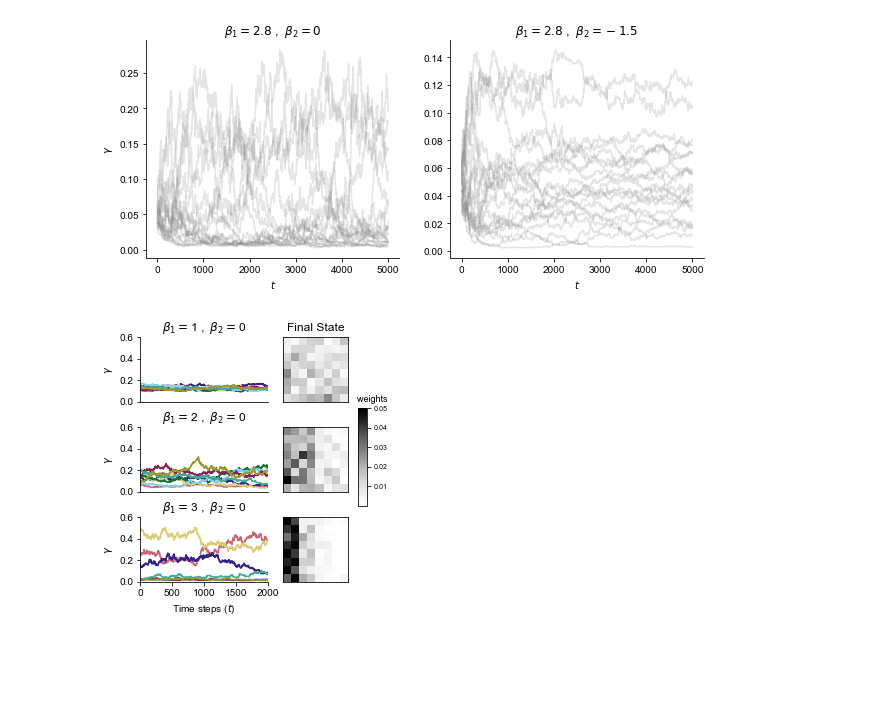
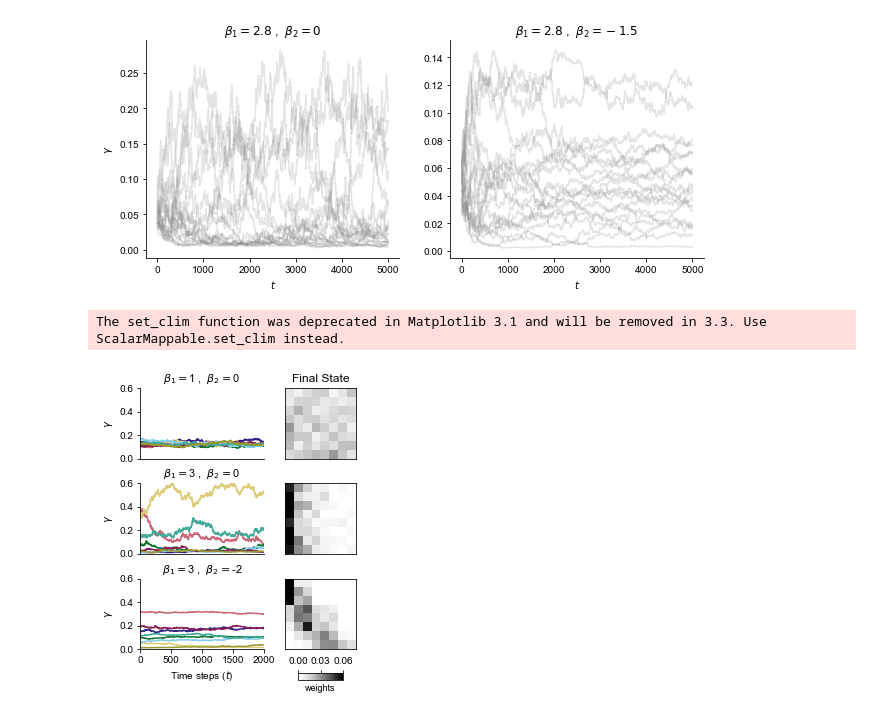
Before and after one commit to PhilChodrow/prestige_reinforcement, a Jupyter notebook: dynamics.ipynb, the cells around one changed output. Drawn from its saved outputs; the diff is of its cells as text; code cells hidden in the pictures; blank space fills up the shorter version.

```diff
--- a/dynamics.ipynb
+++ b/dynamics.ipynb
@@ -178,13 +178,16 @@ plt.savefig('fig/SR_linear_and_quadratic.png', bbox_inches = 'tight', dpi = 300)
 np.random.seed(seed=6)
 
 # v2
-BETA_1 = np.array([1,2,3])
-BETA_2 = np.array([0])
+# BETA_1 = np.array([1,2,3])
+# BETA_2 = np.array([0])
 
 # v3
 # BETA_1 = np.array([1,1,3,3])
 # BETA_2 = np.array([0,-2,0,-2])
 
+# v4
+BETA_1 = np.array([1,3,3])
+BETA_2 = np.array([0,0,-2])
 
 highlight_col = 0
 
@@ -206,19 +209,19 @@ ymin = 0
 
 fig, axarr = plt.subplots(len(BETA_1),2, # len(BETA_2)*2,
                           gridspec_kw={'width_ratios': [0.4, 1]},
-                          figsize = (6, 1.5*len(BETA_1)))
+                          figsize = (6, 1.6*len(BETA_1)))
 
 for i in range(len(BETA_1)):
-    for j in range(len(BETA_2)): #v2
-#     for j in range(1):
+#     for j in range(len(BETA_2)): #v2
+    for j in range(1): #v3/4
 
         row_num = i
         col_num = j
 
         ax = axarr[row_num,col_num]
         beta_1 = BETA_1[row_num]
-        beta_2 = BETA_2[col_num] #v2
-#         beta_2 = BETA_2[row_num] #v3
+#         beta_2 = BETA_2[col_num] #v2
+        beta_2 = BETA_2[row_num] #v3/4
 
         M = model()
         M.set_score(score_function = lambda A: homebrew_SpringRank_score(A.T))
@@ -241,6 +244,8 @@ for i in range(len(BETA_1)):
 
         ax.set(ylim = (ymin, ymax))
         ax.set(xlim = (0, np.int(n_rounds/2)))
+        ax.tick_params(labelsize=10)
+
 
         if row_num < len(BETA_1)-1:
 #             ax.spines['bottom'].set_visible(False)
@@ -255,39 +260,45 @@ for i in range(len(BETA_1)):
         if row_num == len(BETA_1)-1:
             ax.set(xlabel = r'Time steps ($t$)')
         if col_num == 0:
             ax.set(ylabel = r'$\gamma$')
 
         ax.set_title(
-            r'$\beta_1 = $' + str(round(beta_1,2)) + r'$\;$,$\;$ $\beta_2 = $' + str(round(beta_2,2)) #v2
-#             r'$\beta_1 = $' + str(round(beta_1,2)) #v2
+            r'$\beta_1 = $' + str(round(beta_1,2)) + r'$\;$,$\;$ $\beta_2 = $' + str(round(beta_2,2)), #v3/4
+#             r'$\beta_1 = $' + str(round(beta_1,2)), #v2
+            fontsize=11
         )
 
         if col_num == highlight_col:
             ax2 = axarr[row_num,highlight_col+1]
             A = M.get_states()[-1]
 
             v = GAMMA[-1].mean(axis = 0)
 #             ax.imshow(np.ones_like(A), cmap = 'Greys', vmax = 1, vmin = 0, alpha = 1)
-            im = ax2.imshow(matrix_sort(A, -v), vmax = .05,  cmap = 'Greys', alpha = .99)
+            im = ax2.imshow(matrix_sort(A, -v), vmin = 0., vmax = .06,  cmap = 'Greys', alpha = .99)
 #             axarr[j,3].axis('off')
 #             ax.set_ylabel(r'$\longrightarrow$', rotation=0, fontsize=20, labelpad=30, color = 'black')
             for pos in ['bottom', 'top', 'left', 'right']:
                 ax2.spines[pos].set_visible(True)
             ax2.xaxis.set_ticks([])
             ax2.yaxis.set_ticks([])
 
 # axarr[0,len(BETA_2)].set_title('Final State')
 axarr[0,1].set_title('Final State')
 
 # add colorbar
-cbar_ax = fig.add_axes([0.63, 0.36, 0.02, 0.30])
-cbar = fig.colorbar(im, cax=cbar_ax)
-cbar.ax.tick_params(labelsize=7)
-cbar.ax.set_title('        weights',fontsize=9,horizontalalignment='center')
+cbar_ax = fig.add_axes([0.49, 0.037, 0.105, 0.02])
+cbar = fig.colorbar(im, cax=cbar_ax, orientation='horizontal')
+cbar.set_clim(0.0,0.06)
+cbar.set_ticks([0.00,0.03,0.06])
+cbar.ax.tick_params(labelsize=10)
+cbar.ax.set_title('weights',fontsize=9,y=-2.5)
+cbar_ax.xaxis.set_ticks_position('top')
 
-plt.subplots_adjust(wspace = -0.5, hspace = 0.4)
+plt.subplots_adjust(wspace = -0.45, hspace = 0.35)
 
 # plt.savefig('dynamics_examples_v2.png', bbox_inches = 'tight', dpi = 600)
 # plt.savefig('dynamics_examples_v3.png', bbox_inches = 'tight', dpi = 600)
+plt.savefig('dynamics_examples_v4.png', bbox_inches = 'tight', dpi = 600)
 # %% [output]
+The set_clim function was deprecated in Matplotlib 3.1 and will be removed in 3.3. Use ScalarMappable.set_clim instead.
-[figure, old version]
+[figure, new version]
```
Also changed, not shown: parts of 1 cell of this notebook, 2 other files.
